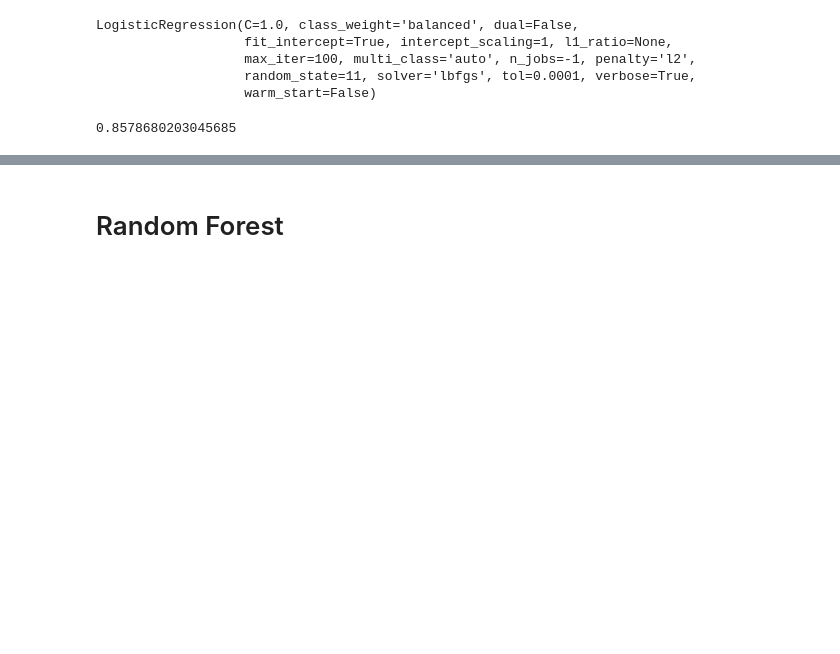
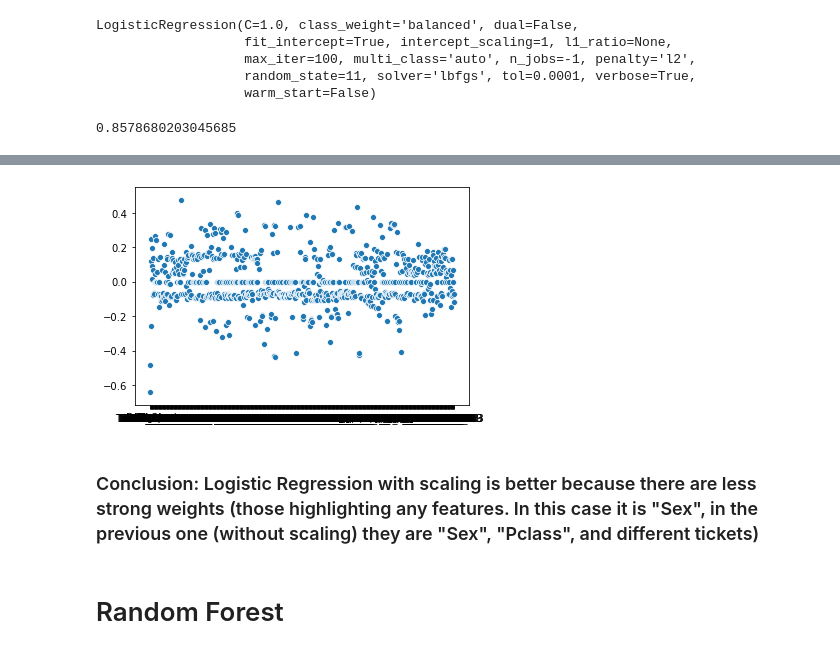
Before and after one commit to ReAlex1902/Titanic, a Jupyter notebook: main.ipynb, the cells around one changed output, grey strips where cells are left out. Cells and saved outputs as stored; diff of their text form; code cells hidden in the pictures; blank space fills up the shorter version.

```diff
--- a/main.ipynb
+++ b/main.ipynb
@@ -146,3 +163,12 @@ array([[-0.64212105, -2.2365538 , -0.48366483, -0.25755919,  0.11823124,
+# %%
+coefs = np.delete(logit.coef_.flatten(), 1)
+cols = X_train.columns.drop("Sex")
+# %%
+sns.scatterplot(cols, coefs);
+# %% [output]
+[figure, added]
+# %% [markdown]
+### Conclusion: Logistic Regression with scaling is better because there are less strong weights (those highlighting any features. In this case it is "Sex", in the previous one (without scaling) they are "Sex", "Pclass", and different tickets)
 # %% [markdown]
 # Random Forest
 # %%
```
Also changed, not shown: parts of 16 cells of this notebook.
